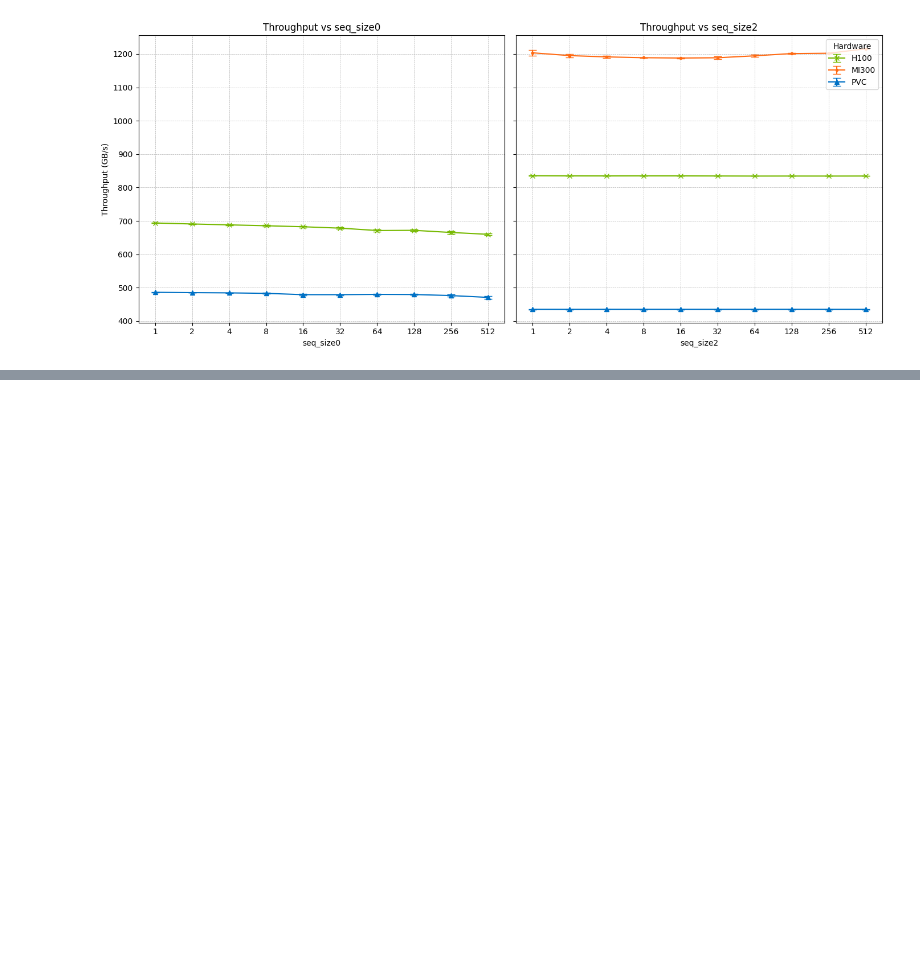
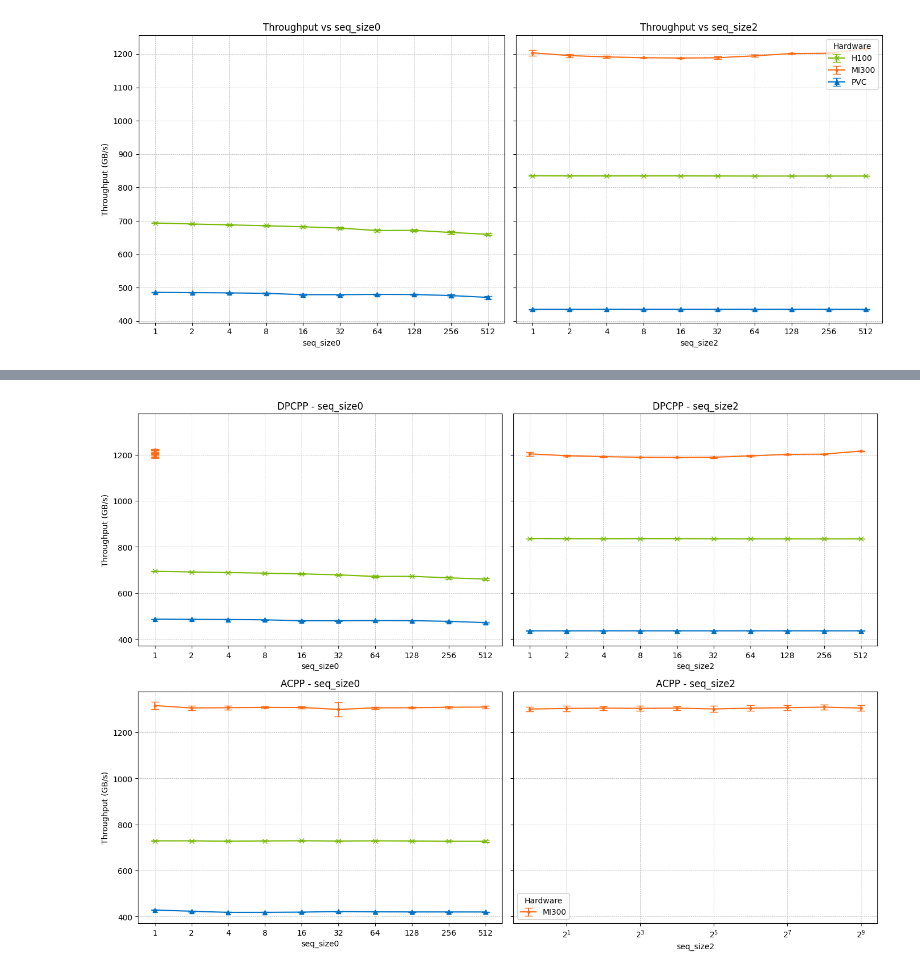
Before and after one commit to Aympab/phd-experiments, a Jupyter notebook: out/diag.ipynb, the cells around one changed output, grey strips where cells are left out. Saved outputs shown, nothing was run; the diff lists cells and outputs as text; code cells hidden in the pictures; blank space fills up the shorter version.

Commit message:
add seqsize expes

```diff
--- a/out/diag.ipynb
+++ b/out/diag.ipynb
@@ -506,3 +506,65 @@ plt.show()
 # %% [output]
 Warning: File not found: seqsize/advection_mi300_dpcpp_seq_size0.json
 [figure]
+# %%
+import json
+import os
+import matplotlib.pyplot as plt
+import numpy as np
+
+# Hardware config: color and marker
+hardware_styles = {
+    "h100": {"color": "#76B900", "marker": "x"},
+    "pvc": {"color": "#0071C5", "marker": "^"},
+    "mi300": {"color": "#FF6A13", "marker": "."}
+}
+
+def load_data(filename, seq_key):
+    if not os.path.exists(filename):
+        print(f"Warning: File not found: {filename}")
+        return [], [], []
+    with open(filename) as f:
+        data = json.load(f)
+    benchmarks = data["benchmarks"]
+    means = [b for b in benchmarks if b["aggregate_name"] == "mean"]
+    stddevs = {b["per_family_instance_index"]: b["real_time"] for b in benchmarks if b["aggregate_name"] == "stddev"}
+    seq_sizes = [b[seq_key] for b in means]
+    gbps = [b["bytes_per_second"] / 1e9 for b in means]
+    errors = [
+        stddevs.get(b["per_family_instance_index"], 0) / b["real_time"] * b["bytes_per_second"] / 1e9
+        for b in means
+    ]
+    return seq_sizes, gbps, errors
+
+fig, axs = plt.subplots(2, 2, figsize=(14, 10), sharey=True)
+
+compilers = ["dpcpp", "acpp"]
+seq_keys = ["seq_size0", "seq_size2"]
+
+for row, compiler in enumerate(compilers):
+    for col, seq_key in enumerate(seq_keys):
+        ax = axs[row, col]
+        for hw in ["h100", "mi300", "pvc"]:
+            filepath = f"seqsize/advection_{hw}_{compiler}_{seq_key}.json"
+            x, y, yerr = load_data(filepath, seq_key)
+            if not x:
+                continue
+            style = hardware_styles[hw]
+            ax.errorbar(x, y, yerr=yerr, fmt=style["marker"]+"-", capsize=5,
+                        color=style["color"], label=hw.upper())
+        ax.set_xscale('log', base=2)
+        if x:
+            ax.set_xticks(x)
+            ax.set_xticklabels([str(int(v)) for v in x])
+        ax.set_xlabel(f'{seq_key}')
+        ax.grid(True, which='both', linestyle='--', linewidth=0.5)
+        if col == 0:
+            ax.set_ylabel('Throughput (GB/s)')
+        ax.set_title(f'{compiler.upper()} - {seq_key}')
+        if row == 1 and col == 1:
+            ax.legend(title="Hardware")
+
+plt.tight_layout()
+plt.savefig("seqsize_2x2.pdf")
+plt.show()
+# %% [output]
@@ -508,0 +573 @@ Warning: File not found: seqsize/advection_mi300_dpcpp_seq_size0.json
+[figure, added]
```
Also changed, not shown: parts of 1 cell of this notebook, 3 other files.
